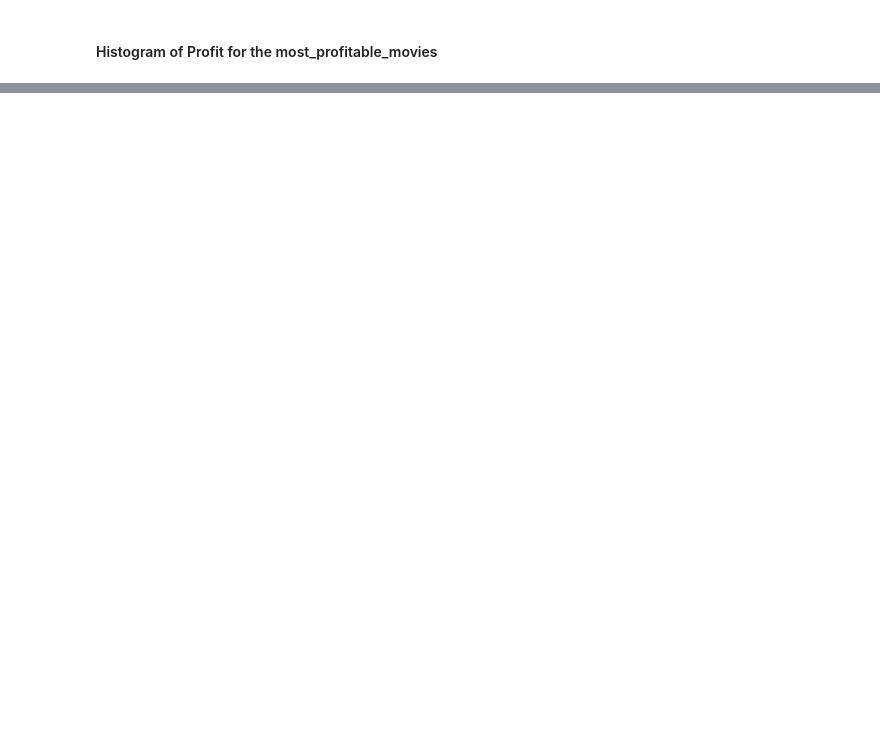
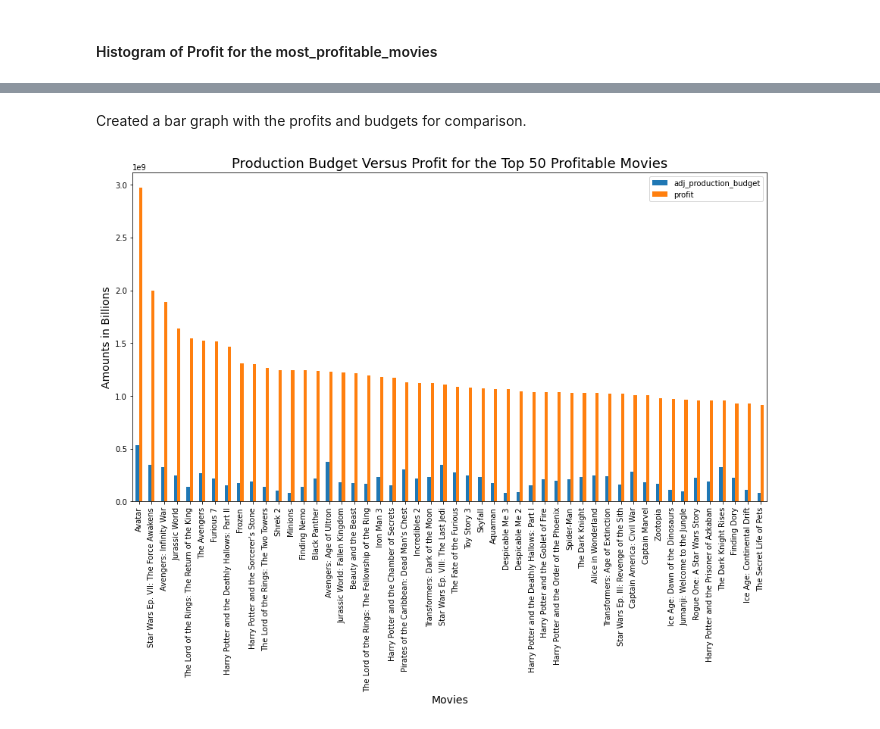
Before and after one commit to NguyoJer/dsc-phase-1-project-v2-4, a Jupyter notebook: student.ipynb, the cells around one changed output, grey strips where cells are left out. Saved outputs shown, nothing was run; the diff lists cells and outputs as text; code cells hidden in the pictures; blank space fills up the shorter version.

```diff
--- a/student.ipynb
+++ b/student.ipynb
@@ -778,0 +803,4 @@ Text(0.5, 1.0, 'Production Budget vs Profit of the Most Profitable Movies')
+# %%
+# assigned this to a new variable
+top50_profitable_movies = movie_budgets_df.sort_values(by='profit', ascending=False)[:50]
+top50_profitable_movies
@@ -778,0 +825,15 @@ Text(0.5, 1.0, 'Production Budget vs Profit of the Most Profitable Movies')
+# %% [markdown]
+Created a bar graph with the profits and budgets for comparison.
+# %%
+# barchart using matplotlib
+top50_profitable_movies.plot.bar(x ='movie', y=['adj_production_budget','profit'], figsize=(15,8));
+
+# labeling the axis
+plt.xlabel('Movies', fontsize =14)
+plt.ylabel('Amounts in Billions', fontsize = 14)
+
+# label the title
+plt.title('Production Budget Versus Profit for the Top 50 Profitable Movies', fontsize=18)
+plt.savefig('ProductionBudgetVersusProfitfortheTop50ProfitableMovies');
+# %% [output]
+[figure, added]
```
Also changed, not shown: parts of 137 cells of this notebook.
